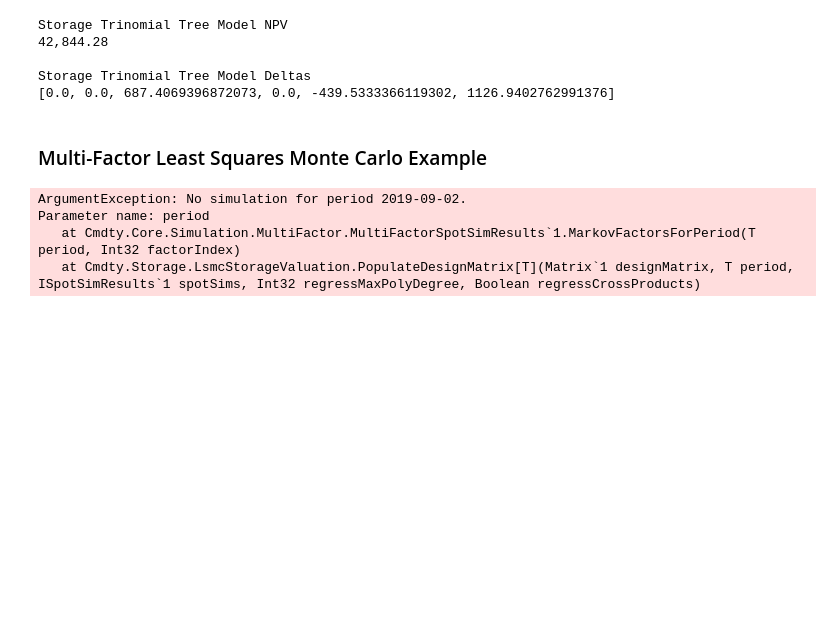
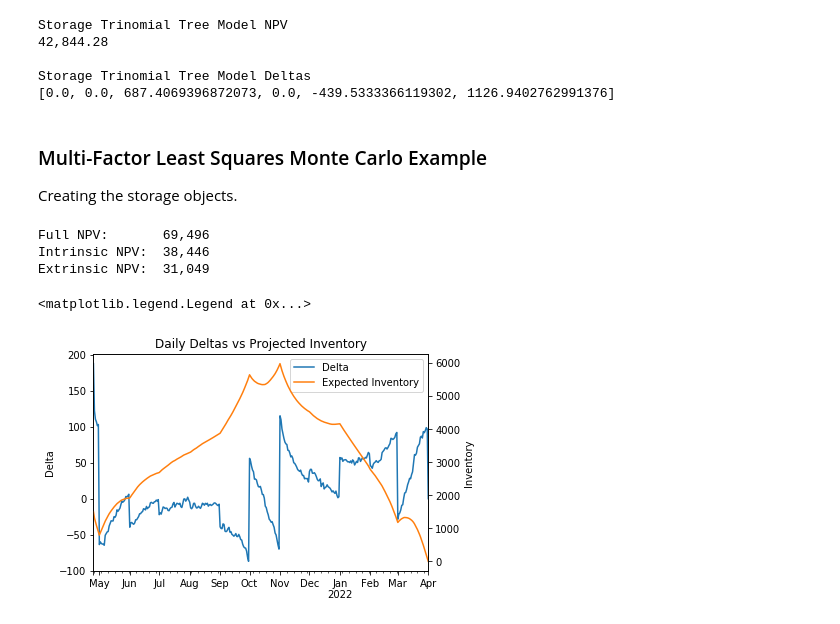
Before and after one commit to eliot-tabet/storage, a Jupyter notebook: samples/python/scratchpads/storage_scratchpad.ipynb, the cells around one changed output. Saved outputs shown, nothing was run; the diff lists cells and outputs as text; code cells hidden in the pictures; blank space fills up the shorter version.

Commit message:
Work in storage_scratchpad.

```diff
--- a/samples/python/scratchpads/storage_scratchpad.ipynb
+++ b/samples/python/scratchpads/storage_scratchpad.ipynb
@@ -129,23 +127,4 @@ Storage Trinomial Tree Model Deltas
 [0.0, 0.0, 687.4069396872073, 0.0, -439.5333366119302, 1126.9402762991376]
 # %% [markdown]
 ### Multi-Factor Least Squares Monte Carlo Example
+Creating the storage objects.
-# %%
-long_term_vol = pd.Series(index=pd.period_range(val_date, storage_end, freq='D'))
-long_term_vol[:] = 0.14
-
-factors = [(0.0, long_term_vol),
-        (16.2, spot_volatility)]
-factor_corrs = 0.64
-
-# Simulation parameter
-num_sims = 500
-seed = 11
-regress_cross_products = False
-multi_factor_val = multi_factor_value(cmdty_storage, val_date, inventory, forward_curve,
-                                      interest_rate_curve, twentieth_of_next_month,
-                                      factors, factor_corrs, num_sims, seed, regress_cross_products=False)
-# %% [output]
-ArgumentException: No simulation for period 2019-09-02.
-Parameter name: period
-   at Cmdty.Core.Simulation.MultiFactor.MultiFactorSpotSimResults`1.MarkovFactorsForPeriod(T period, Int32 factorIndex)
-   at Cmdty.Storage.LsmcStorageValuation.PopulateDesignMatrix[T](Matrix`1 designMatrix, T period, ISpotSimResults`1 spotSims, Int32 regressMaxPolyDegree, Boolean regressCrossProducts)
@@ -151,0 +169,57 @@ Parameter name: period
+# %%
+from cmdty_storage import three_factor_seasonal_value
+
+# Creating the Inputs
+monthly_index = pd.period_range(start='2021-04-25', periods=25, freq='M')
+monthly_fwd_prices = [16.61, 15.68, 15.42, 15.31, 15.27, 15.13, 15.96, 17.22, 17.32, 17.66,
+                      17.59, 16.81, 15.36, 14.49, 14.28, 14.25, 14.32, 14.33, 15.30, 16.58,
+                      16.64, 16.79, 16.64, 15.90, 14.63]
+fwd_curve = pd.Series(data=monthly_fwd_prices, index=monthly_index).resample('D').fillna('pad')
+
+rates = [0.005, 0.006, 0.0072, 0.0087, 0.0101, 0.0115, 0.0126]
+rates_pillars = pd.PeriodIndex(freq='D', data=['2021-04-25', '2021-06-01', '2021-08-01', '2021-12-01', '2022-04-01',
+                                              '2022-12-01', '2023-12-01'])
+ir_curve = pd.Series(data=rates, index=rates_pillars).resample('D').asfreq('D').interpolate(method='linear')
+
+def settlement_rule(delivery_date):
+    return delivery_date.asfreq('M').asfreq('D', 'end') + 20
+
+# Call the three-factor seasonal model
+three_factor_results = three_factor_seasonal_value(
+    cmdty_storage = storage_with_ratchets,
+    val_date = '2021-04-25',
+    inventory = 1500.0,
+    fwd_curve = fwd_curve,
+    interest_rates = ir_curve,
+    settlement_rule = settlement_rule,
+    num_sims = 2000,
+    seed = 12,
+    spot_mean_reversion = 91.0,
+    spot_vol = 0.85,
+    long_term_vol =  0.30,
+    seasonal_vol = 0.19,
+    basis_funcs = '1 + x_st + x_sw + x_lt + s + x_st**2 + x_sw**2 + x_lt**2 + s**2 + s * x_st',
+    discount_deltas = True
+)
+
+# Inspect the NPV results
+print('Full NPV:\t{0:,.0f}'.format(three_factor_results.npv))
+print('Intrinsic NPV: \t{0:,.0f}'.format(three_factor_results.intrinsic_npv))
+print('Extrinsic NPV: \t{0:,.0f}'.format(three_factor_results.extrinsic_npv))
+# %% [output]
+Full NPV:       69,496
+Intrinsic NPV:  38,446
+Extrinsic NPV:  31,049
+# %%
+%matplotlib inline
+ax_deltas = three_factor_results.deltas.plot(title='Daily Deltas vs Projected Inventory', legend=True, label='Delta')
+ax_deltas.set_ylabel('Delta')
+inventory_projection = three_factor_results.expected_profile['inventory']
+ax_inventory = inventory_projection.plot(secondary_y=True, legend=True, ax=ax_deltas, label='Expected Inventory')
+h1, l1 = ax_deltas.get_legend_handles_labels()
+h2, l2 = ax_inventory.get_legend_handles_labels()
+ax_inventory.set_ylabel('Inventory')
+ax_deltas.legend(h1+h2, l1+l2, loc=1)
+# %% [output]
+<matplotlib.legend.Legend at 0x...>
+[figure, added]
```
Also changed, not shown: parts of 6 cells of this notebook.
